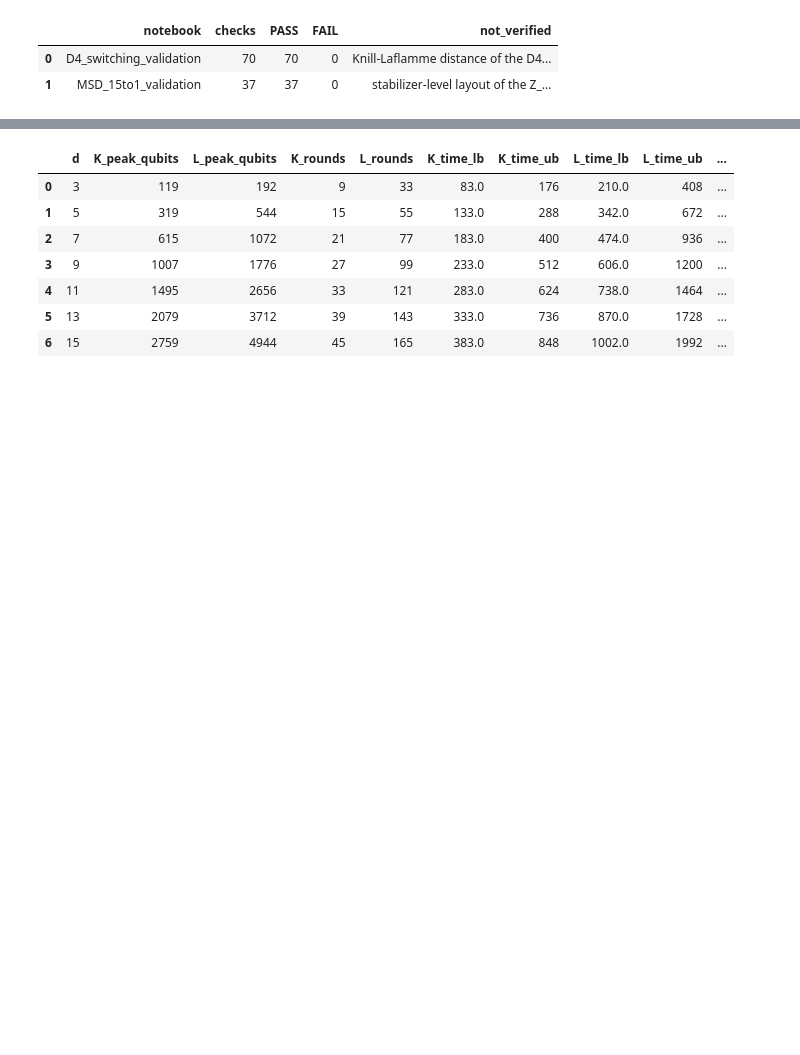
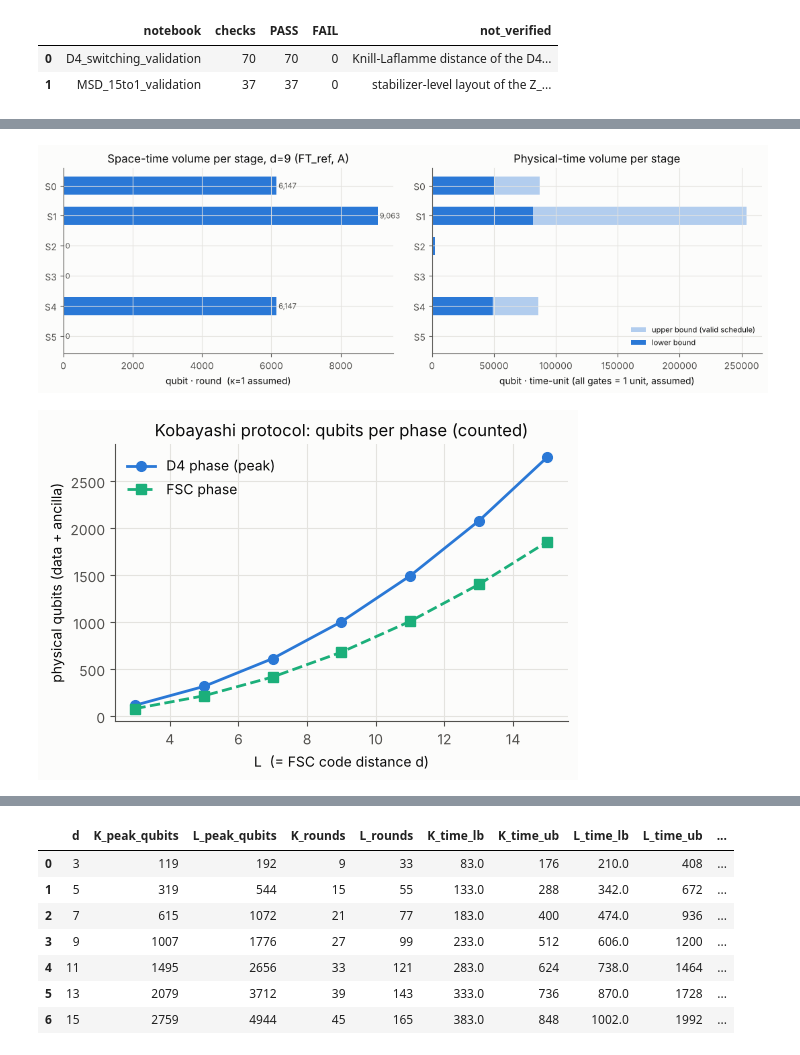
Before and after one commit to Danjobyodo/2026-10-24_StudyWithClaude, a Jupyter notebook: resource_analysis.ipynb, the cells around one changed output, grey strips where cells are left out. Drawn from its saved outputs; the diff is of its cells as text; code cells hidden in the pictures; blank space fills up the shorter version.

```diff
--- a/resource_comparison.ipynb
+++ b/resource_analysis.ipynb
@@ -2430,0 +2619,5 @@ val_df = pd.DataFrame(rows); val_df
+# %%
+d_show = 9 if 9 in D_LIST else D_LIST[-1]
+view = d4st[(d4st.d == d_show) & (d4st.model == 'FT_ref') & (d4st.comparison == 'A') &
+                (d4st.gateset == 'primitive') & (~d4st.data_only)]
+view[['stage', 'qubits', 'rounds', 'time_lb', 'time_ub', 'gates', 'source']]
@@ -2430,0 +2634,12 @@ val_df = pd.DataFrame(rows); val_df
+# %%
+rows = []
+for d in D_LIST:
+    b = blocks[f'{d}|primitive']; bd = blocks[f'{d}|clifford_t']
+    rows.append(dict(d=d, FSC_round_lb=b['round']['FSC']['time_lb'], FSC_round_ub=b['round']['FSC']['time_ub'],
+                     D4_round_lb=b['round']['D4']['time_lb'], D4_round_ub=b['round']['D4']['time_ub'],
+                     D4_round_ub_cliffordT=bd['round']['D4']['time_ub'], D4g_round_ub=b['round']['D4g']['time_ub'],
+                     CCZ_per_D4_round=b['round']['D4']['gates'].get('CCZ', 0),
+                     CNOT_per_D4_round=b['round']['D4']['gates'].get('CNOT', 0),
+                     U_depth_time=b['U_time'], switch_out_time=b['out_time'],
+                     U_CS=b['U_gates'].get('CS', 0) + b['U_gates'].get('CSDG', 0), U_TDG=b['U_gates'].get('TDG', 0)))
+per_round_df = pd.DataFrame(rows); per_round_df
@@ -2430,0 +2709,30 @@ val_df = pd.DataFrame(rows); val_df
+# %%
+sel = d4st[(d4st.d == d_show) & (d4st.model == 'FT_ref') & (d4st.comparison == 'A') &
+               (d4st.gateset == 'primitive') & (~d4st.data_only)].copy()
+sel['V_round'] = sel.qubits * sel.rounds
+sel['V_time_lb'] = sel.qubits * sel.time_lb
+sel['V_time_ub'] = sel.qubits * sel.time_ub
+fig, axes = plt.subplots(1, 2, figsize=(11, 3.8))
+lab = [s.split(' ')[0] for s in sel.stage]
+axes[0].barh(lab, sel.V_round, color=C_KOB, height=0.6)
+axes[0].invert_yaxis(); axes[0].set_xlabel('qubit · round  (κ=1 assumed)')
+axes[0].set_title(f'Space-time volume per stage, d={d_show} (FT_ref, A)')
+for i, v in enumerate(sel.V_round):
+    axes[0].text(v, i, f' {int(v):,}', va='center', fontsize=8, color='#52514e')
+axes[1].barh(lab, sel.V_time_ub, color=C_KOB, alpha=0.35, height=0.6, label='upper bound (valid schedule)')
+axes[1].barh(lab, sel.V_time_lb, color=C_KOB, height=0.6, label='lower bound')
+axes[1].invert_yaxis(); axes[1].set_xlabel('qubit · time-unit (all gates = 1 unit, assumed)')
+axes[1].set_title('Physical-time volume per stage'); axes[1].legend(loc='lower right', fontsize=8)
+plt.tight_layout(); plt.savefig(f'{FIGURES}/d4_stage_breakdown.png', dpi=150); plt.show()
+
+fig, ax = plt.subplots(figsize=(5.5, 3.8))
+ds = np.array(D_LIST)
+ax.plot(ds, [blocks[f'{d}|primitive']['n_total'] for d in D_LIST], 'o-', color=C_KOB, label='D4 phase (peak)')
+ax.plot(ds, [blocks[f'{d}|primitive']['n']['fsc_data'] + blocks[f'{d}|primitive']['n']['fsc_anc'] for d in D_LIST],
+        's--', color=C_AUX, label='FSC phase')
+ax.set_xlabel('L  (= FSC code distance d)'); ax.set_ylabel('physical qubits (data + ancilla)')
+ax.set_title('Kobayashi protocol: qubits per phase (counted)'); ax.legend()
+plt.tight_layout(); plt.savefig(f'{FIGURES}/d4_qubits_vs_d.png', dpi=150); plt.show()
+# %% [output]
+[figure, added]
+[figure, added]
```
Also changed, not shown: parts of 47 cells of this notebook, 19 other files.
